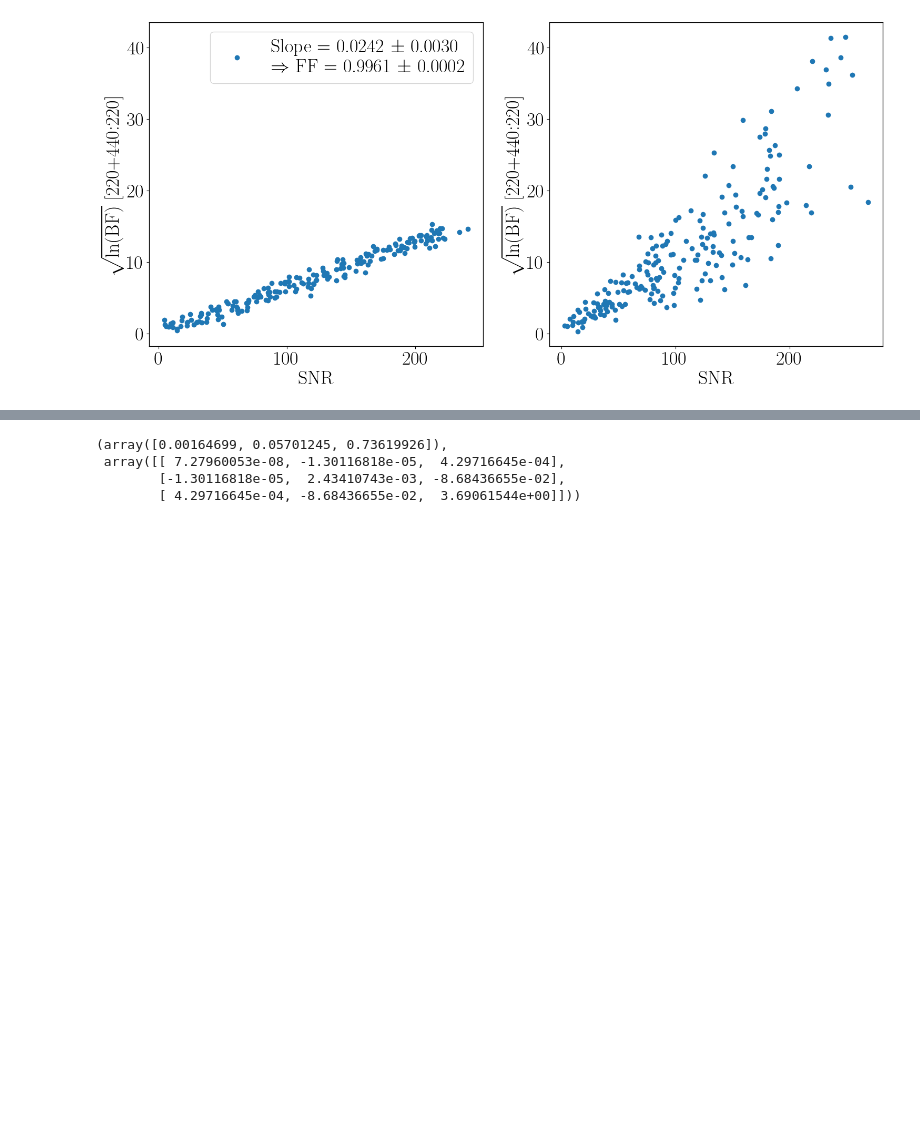
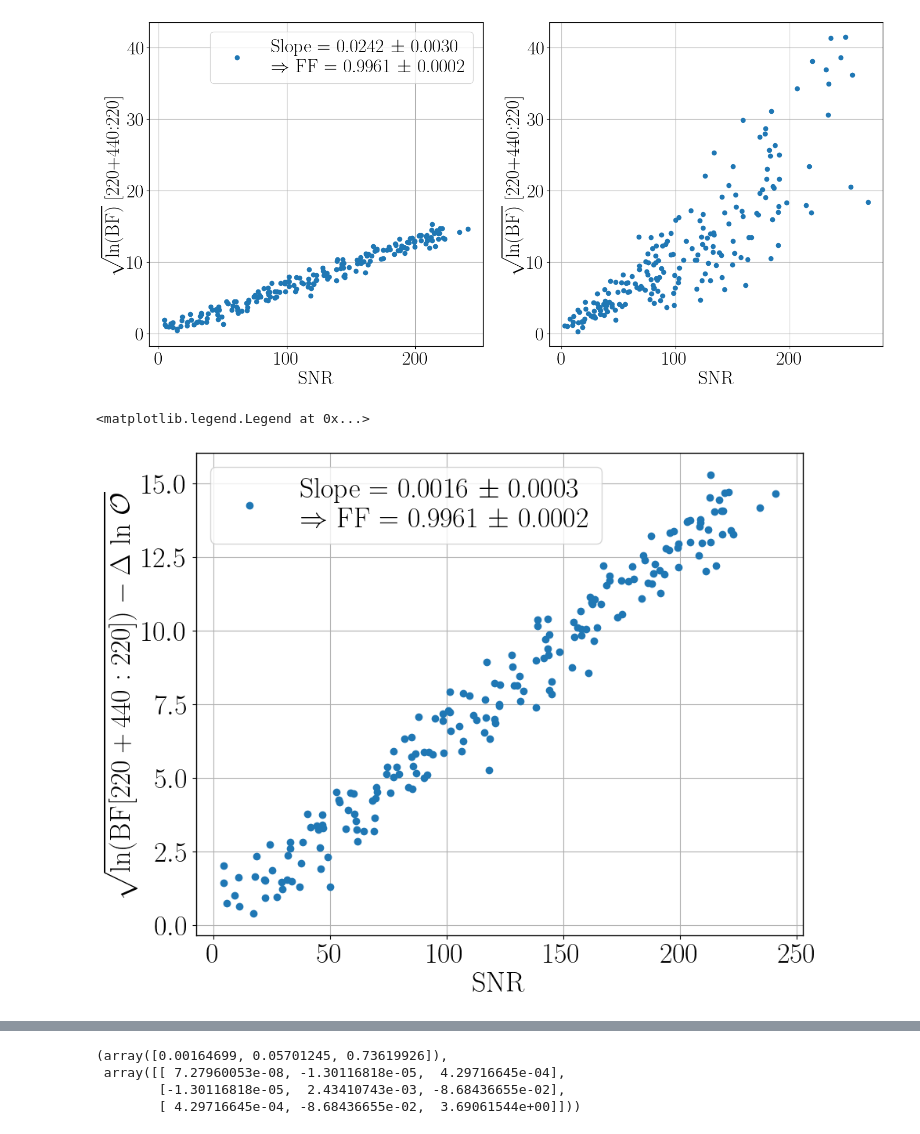
Before and after one commit to Lu-Neil/qnm_filter, a Jupyter notebook: code_demo/SNR_vs_BF/FF!=0.ipynb, the cells around one changed output, grey strips where cells are left out. Cells and saved outputs as stored; diff of their text form; code cells hidden in the pictures; blank space fills up the shorter version.

```diff
--- a/code_demo/SNR_vs_BF/FF!=0.ipynb
+++ b/code_demo/SNR_vs_BF/FF!=0.ipynb
@@ -168,3 +182,22 @@ axs[1].yaxis.set_tick_params(labelbottom=True)
 pl.savefig("SNR_scaling-220+440:220.pdf")
 # %% [output]
 [figure]
+# %%
+data = np.loadtxt('./results/fixed_220+440_waveform_BF_scaling220+440:220_ALL.dat')
+[SNRtot_MF, evidence_inj, evidence_filt, nofilter, \
+occams_inj,occams_filt, mass_in_solar, chi_inject] = data.T
+occams_term = np.log(occams_inj) - np.log(occams_filt)
+inferred_SNR = np.sqrt(log_BF - occams_term)
+
+log_BF = evidence_inj - evidence_filt
+coeff0, err0 = np.polyfit(SNRtot_MF[log_BF>0], np.sqrt(log_BF)[log_BF>0], deg=1, cov=True)
+coeff1, err1 = np.polyfit(SNRtot_MF, log_BF, deg=2, cov=True)
+pl.plot(SNRtot_MF, inferred_SNR, 'o',
+            label=r'Slope = %.4f $\pm$ %.4f' "\n" r'$\Rightarrow$ FF = %.4f $\pm$ %.4f' \
+            % (coeff[0], np.sqrt(err[0,0]), np.sqrt(1-2*coeff1[0]), abs(np.sqrt(1-2*(coeff1[0]+np.sqrt(err1[0,0]))) - np.sqrt(1-2*coeff1[0]))))
+pl.xlabel("SNR")
+pl.ylabel(r'$\sqrt{\mathrm{ln(BF [220+440:220])} - \Delta \textrm{ ln } \mathcal{O}}$')
+pl.legend()
+# %% [output]
+<matplotlib.legend.Legend at 0x...>
+[figure, added]
```
Also changed, not shown: parts of 9 cells of this notebook, 6 other files.
